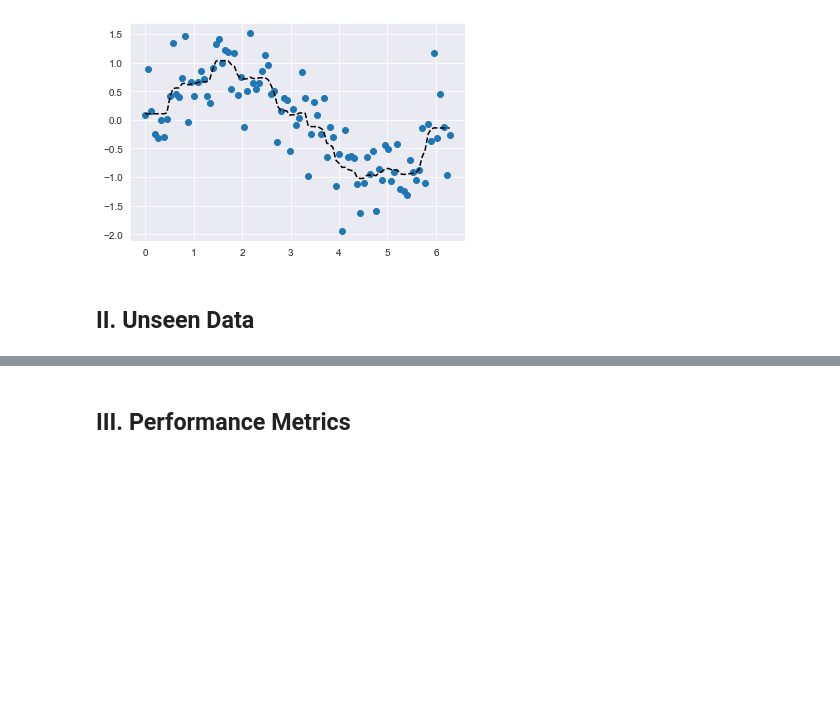
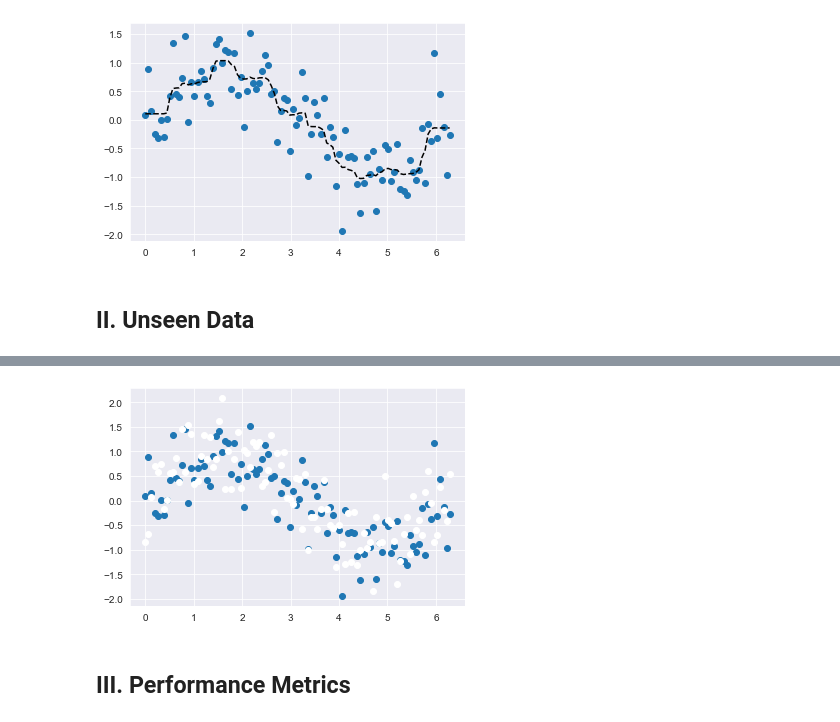
Before and after one commit to tundeiness/How_the_World_Works, a Jupyter notebook: 5 - Workbook - The Final Arbiter.ipynb, the cells around one changed output, grey strips where cells are left out. Cells and saved outputs as stored; diff of their text form; code cells hidden in the pictures; blank space fills up the shorter version.

```diff
--- a/5 - Workbook - The Final Arbiter.ipynb
+++ b/5 - Workbook - The Final Arbiter.ipynb
@@ -143,0 +178,10 @@ constrained_rf = fit_and_plot_model(df, RandomForestRegressor( random_state=123,
+# %%
+# scatter plot of test_df and df
+
+plt.scatter(df.x, df.y)
+
+plt.scatter(test_df.x, test_df.y, color='white')
+
+plt.show()
+# %% [output]
+[figure, added]
```
Also changed, not shown: parts of 4 cells of this notebook.
